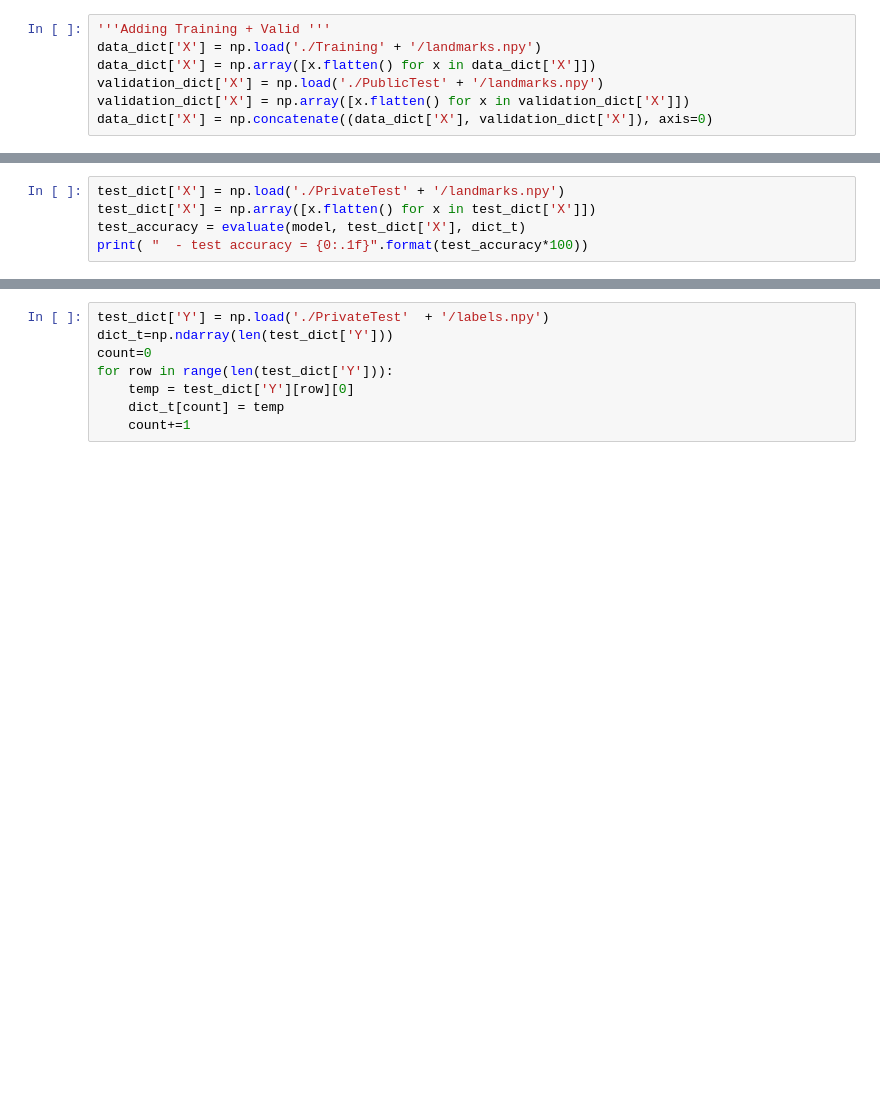
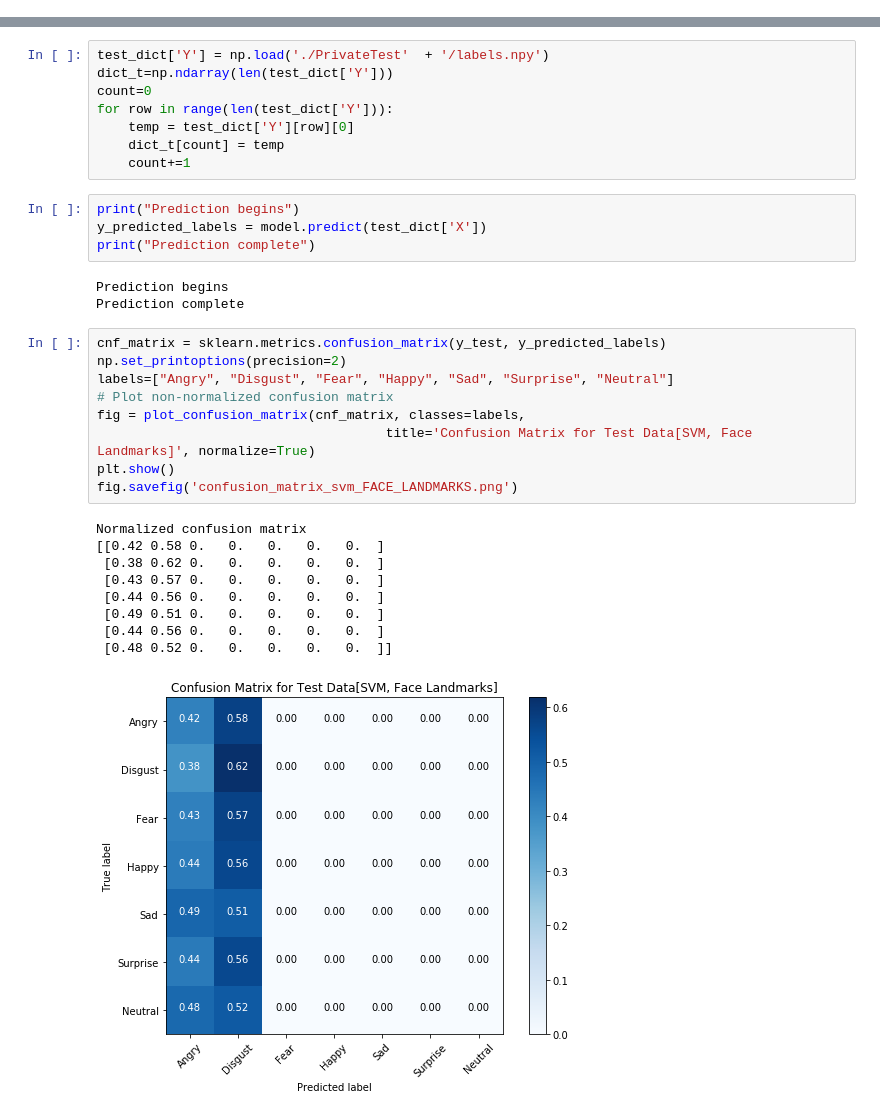
Before and after one commit to nagula-ritvika/emotion-recognition, a Jupyter notebook: SVM_FER.ipynb, the cells around one changed output, grey strips where cells are left out. Saved outputs shown, nothing was run; the diff lists cells and outputs as text; blank space fills up the shorter version.

```diff
--- a/SVM_FER.ipynb
+++ b/SVM_FER.ipynb
@@ -172,10 +484,3 @@ print( "  - validation accuracy = {0:.1f}".format(validation_accuracy*100))
 data_test_hog = np.load('./PrivateTest' + '/hog_features.npy')
 test_accuracy = evaluate(model, data_test_hog, dict_t)
 print( "  - test accuracy = {0:.1f}".format(test_accuracy*100))
-# %%
-'''Adding Training + Valid '''
-data_dict['X'] = np.load('./Training' + '/landmarks.npy')
-data_dict['X'] = np.array([x.flatten() for x in data_dict['X']])
-validation_dict['X'] = np.load('./PublicTest' + '/landmarks.npy')
-validation_dict['X'] = np.array([x.flatten() for x in validation_dict['X']])
-data_dict['X'] = np.concatenate((data_dict['X'], validation_dict['X']), axis=0)
@@ -187,8 +487,3 @@ print( "training time = {0:.1f} sec".format(training_time))
-# %%
-test_dict['X'] = np.load('./PrivateTest' + '/landmarks.npy')
-test_dict['X'] = np.array([x.flatten() for x in test_dict['X']])
-test_accuracy = evaluate(model, test_dict['X'], dict_t)
-print( "  - test accuracy = {0:.1f}".format(test_accuracy*100))
 # %%
 '''Only Face Landmarks'''
 
@@ -223,6 +520,32 @@ for row in range(len(test_dict['Y'])):
     temp = test_dict['Y'][row][0]
     dict_t[count] = temp
     count+=1
+# %%
+print("Prediction begins")
+y_predicted_labels = model.predict(test_dict['X'])
+print("Prediction complete")
+# %% [output]
+Prediction begins
+Prediction complete
+# %%
+cnf_matrix = sklearn.metrics.confusion_matrix(y_test, y_predicted_labels)
+np.set_printoptions(precision=2)
+labels=["Angry", "Disgust", "Fear", "Happy", "Sad", "Surprise", "Neutral"]
+# Plot non-normalized confusion matrix
+fig = plot_confusion_matrix(cnf_matrix, classes=labels,
+                                     title='Confusion Matrix for Test Data[SVM, Face Landmarks]', normalize=True)
+plt.show()
+fig.savefig('confusion_matrix_svm_FACE_LANDMARKS.png')
+# %% [output]
+Normalized confusion matrix
+[[0.42 0.58 0.   0.   0.   0.   0.  ]
+ [0.38 0.62 0.   0.   0.   0.   0.  ]
+ [0.43 0.57 0.   0.   0.   0.   0.  ]
+ [0.44 0.56 0.   0.   0.   0.   0.  ]
+ [0.49 0.51 0.   0.   0.   0.   0.  ]
+ [0.44 0.56 0.   0.   0.   0.   0.  ]
+ [0.48 0.52 0.   0.   0.   0.   0.  ]]
+[figure, added]
 # %%
 test_accuracy = evaluate(model, test_dict['X'], dict_t)
 print("  - test accuracy = {0:.1f}%".format(test_accuracy*100))
```
Also changed, not shown: parts of 36 cells of this notebook.
